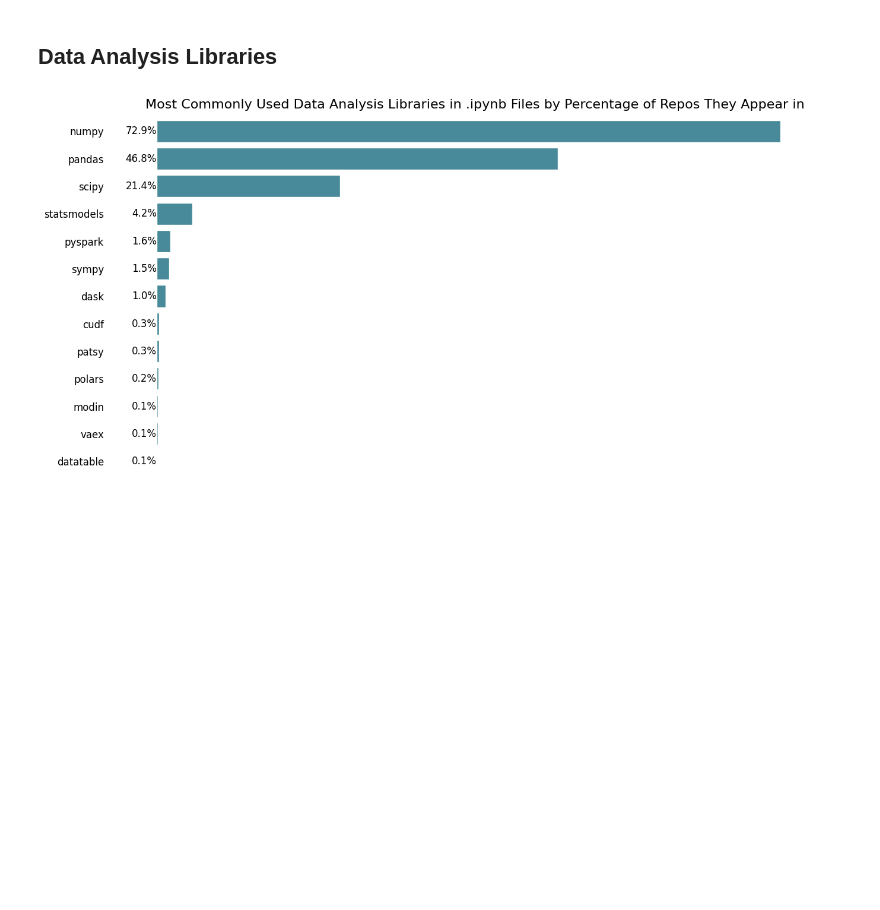
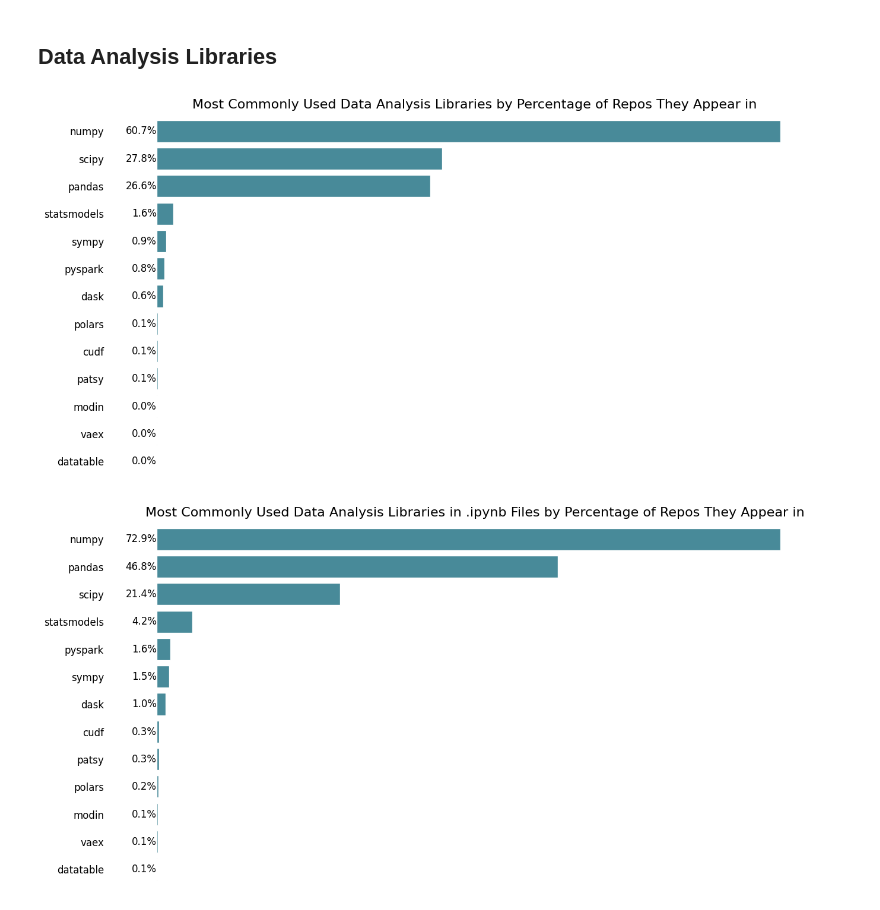
Before and after one commit to tobias-talaj/top-python-repos-analysis, a Jupyter notebook: notebooks/all_libraries_analysis.ipynb, the cells around one changed output. Saved outputs shown, nothing was run; the diff lists cells and outputs as text; code cells hidden in the pictures; blank space fills up the shorter version.

```diff
--- a/notebooks/all_libraries_analysis.ipynb
+++ b/notebooks/all_libraries_analysis.ipynb
@@ -86,8 +64,14 @@ show_popularity(libraries_in_files_df_py, 'Most Commonly Used Libraries in .py F
 # %%
 data_analysis_libs = ['pandas', 'numpy', 'scipy', 'statsmodels', 'dask', 'polars', 'sympy', 'patsy', 'modin', 'datatable', 'vaex', 'pyspark', 'koalas', 'cudf']
 # %%
+data_analysis_imports_all = all_files_imports[all_files_imports['library'].isin(data_analysis_libs)]
 data_analysis_imports_ipynb = ipynb_files_imports[ipynb_files_imports['library'].isin(data_analysis_libs)]
 data_analysis_imports_py = py_files_imports[py_files_imports['library'].isin(data_analysis_libs)]
+# %%
+data_analysis_libraries_in_repos_df_all = libraries_in_repos(data_analysis_imports_all)
+show_popularity(data_analysis_libraries_in_repos_df_all, 'Most Commonly Used Data Analysis Libraries by Percentage of Repos They Appear in', 16, all_repo_count)
+# %% [output]
+[figure, added]
 # %%
 data_analysis_libraries_in_repos_df_ipynb = libraries_in_repos(data_analysis_imports_ipynb)
 show_popularity(data_analysis_libraries_in_repos_df_ipynb, 'Most Commonly Used Data Analysis Libraries in .ipynb Files by Percentage of Repos They Appear in', 16, ipynb_repo_count)
```
Also changed, not shown: parts of 24 cells of this notebook, 1 other file.
